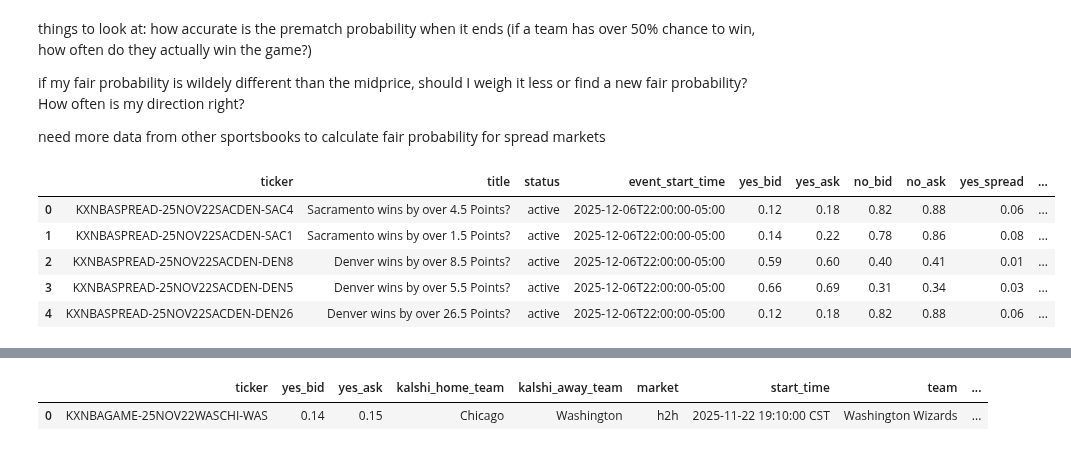
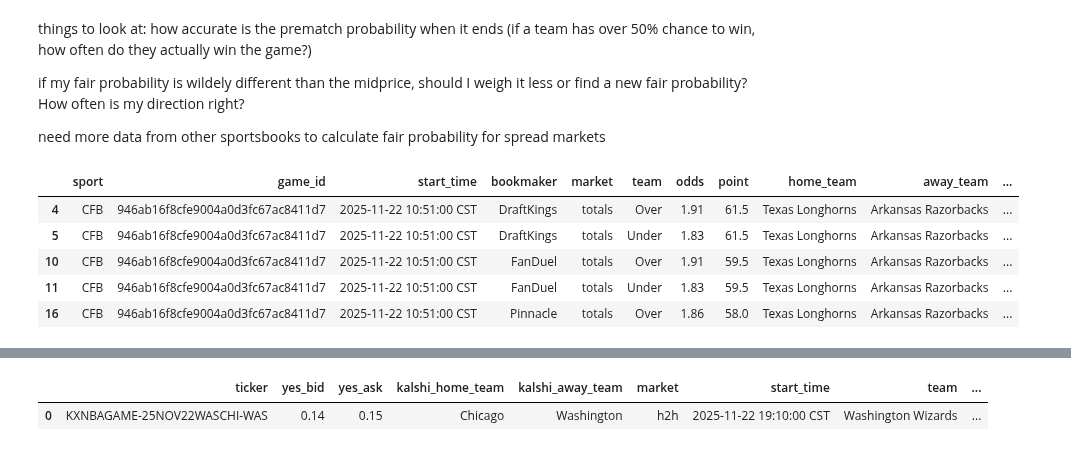
Before and after one commit to bassuaz24/kalshi_bets, a Jupyter notebook: jupyter_archive/data_analysis.ipynb, the cells around one changed output, grey strips where cells are left out. Cells and saved outputs as stored; diff of their text form; code cells hidden in the pictures.

Commit message:
started totals

```diff
--- a/jupyter_archive/data_analysis.ipynb
+++ b/jupyter_archive/data_analysis.ipynb
@@ -70,6 +70,16 @@ avg_by_point = (
     .round(4)
 )
 odds_spreads_df['avg_fair_prb'] = avg_by_point
+
+#Average fair probabilities for totals for same game, point spread, direction (Over/Under)
+mask = odds_totals_df['fair_prb'].notna()
+avg_by_tot_point = (
+    odds_totals_df.loc[mask]
+    .groupby(['game_id', 'point', 'team'])['fair_prb']
+    .transform('mean')
+    .round(4)
+)
+odds_totals_df['avg_fair_prb'] = avg_by_tot_point
 # %%
 kalshi_winners_df = pd.read_csv(f"../data_collection/updated_scripts/kalshi_data_logs/{date}/{kalshi_sport}_winners.csv")
 kalshi_totals_df = pd.read_csv(f"../data_collection/updated_scripts/kalshi_data_logs/{date}/{kalshi_sport}_totals.csv")
@@ -86,14 +100,14 @@ kalshi_winners_df.drop(columns=columns_to_drop, inplace=True)
 kalshi_spreads_df.drop(columns=columns_to_drop, inplace=True)
 kalshi_totals_df.drop(columns=columns_to_drop, inplace=True)
 # %%
-kalshi_spreads_df.head()
+odds_totals_df.head()
 # %% [output]
-|  | ticker | title | status | event_start_time | yes_bid | yes_ask | no_bid | no_ask | yes_spread | ... |
-| 0 | KXNBASPREAD-25NOV22SACDEN-SAC4 | Sacramento wins by over 4.5 Points? | active | 2025-12-06T22:00:00-05:00 | 0.12 | 0.18 | 0.82 | 0.88 | 0.06 | ... |
-| 1 | KXNBASPREAD-25NOV22SACDEN-SAC1 | Sacramento wins by over 1.5 Points? | active | 2025-12-06T22:00:00-05:00 | 0.14 | 0.22 | 0.78 | 0.86 | 0.08 | ... |
-| 2 | KXNBASPREAD-25NOV22SACDEN-DEN8 | Denver wins by over 8.5 Points? | active | 2025-12-06T22:00:00-05:00 | 0.59 | 0.60 | 0.40 | 0.41 | 0.01 | ... |
-| 3 | KXNBASPREAD-25NOV22SACDEN-DEN5 | Denver wins by over 5.5 Points? | active | 2025-12-06T22:00:00-05:00 | 0.66 | 0.69 | 0.31 | 0.34 | 0.03 | ... |
-| 4 | KXNBASPREAD-25NOV22SACDEN-DEN26 | Denver wins by over 26.5 Points? | active | 2025-12-06T22:00:00-05:00 | 0.12 | 0.18 | 0.82 | 0.88 | 0.06 | ... |
+|  | sport | game_id | start_time | bookmaker | market | team | odds | point | home_team | away_team | ... |
+| 4 | CFB | 946ab16f8cfe9004a0d3fc67ac8411d7 | 2025-11-22 10:51:00 CST | DraftKings | totals | Over | 1.91 | 61.5 | Texas Longhorns | Arkansas Razorbacks | ... |
+| 5 | CFB | 946ab16f8cfe9004a0d3fc67ac8411d7 | 2025-11-22 10:51:00 CST | DraftKings | totals | Under | 1.83 | 61.5 | Texas Longhorns | Arkansas Razorbacks | ... |
+| 10 | CFB | 946ab16f8cfe9004a0d3fc67ac8411d7 | 2025-11-22 10:51:00 CST | FanDuel | totals | Over | 1.91 | 59.5 | Texas Longhorns | Arkansas Razorbacks | ... |
+| 11 | CFB | 946ab16f8cfe9004a0d3fc67ac8411d7 | 2025-11-22 10:51:00 CST | FanDuel | totals | Under | 1.83 | 59.5 | Texas Longhorns | Arkansas Razorbacks | ... |
+| 16 | CFB | 946ab16f8cfe9004a0d3fc67ac8411d7 | 2025-11-22 10:51:00 CST | Pinnacle | totals | Over | 1.86 | 58.0 | Texas Longhorns | Arkansas Razorbacks | ... |
 # %%
 #get names from kalshi_winners_df
 def extract_teams_from_winners(title):
```
Also changed, not shown: parts of 9 cells of this notebook, 1 other file.
